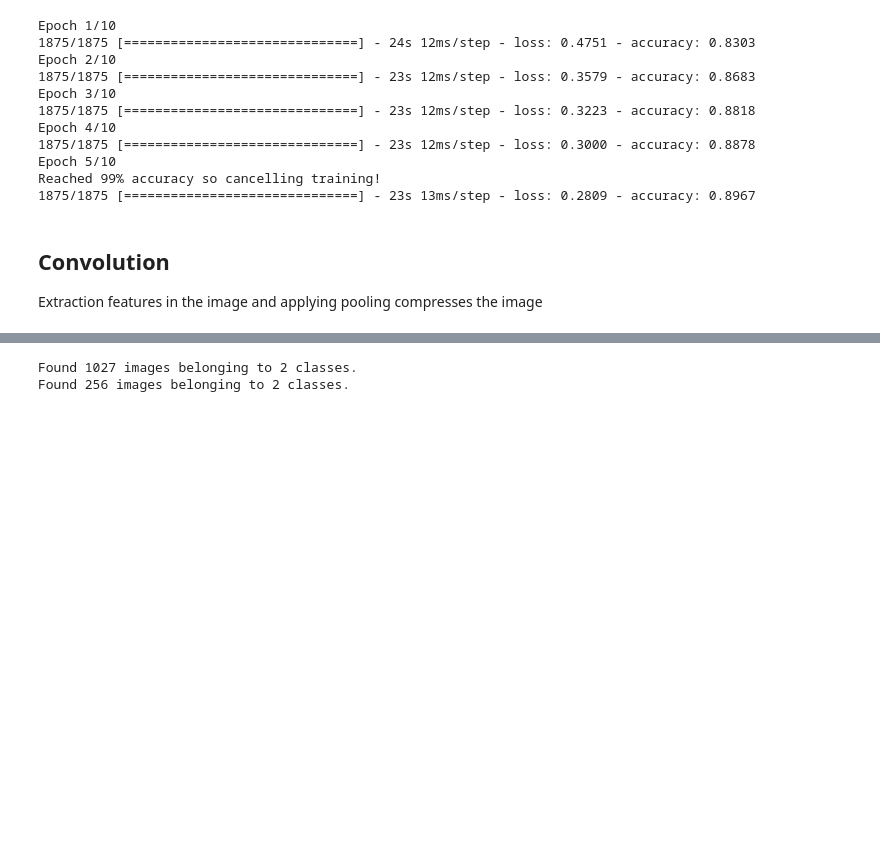
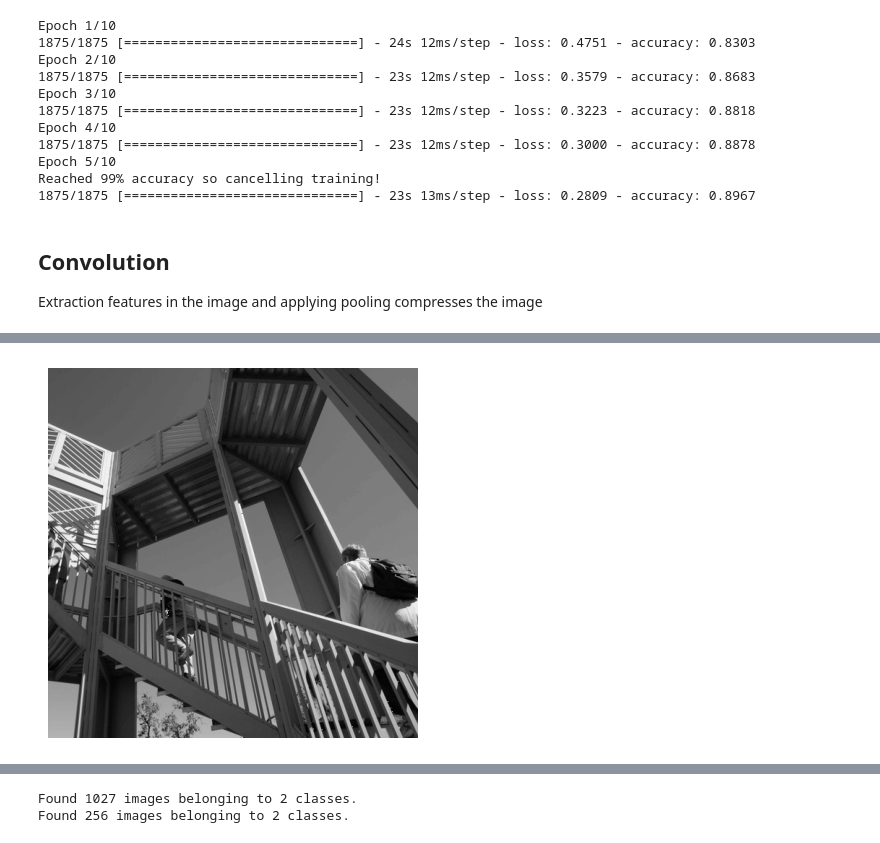
Before and after one commit to gkrampah/DeepNeuralNetwork, a Jupyter notebook: bascis.ipynb, the cells around one changed output, grey strips where cells are left out. Cells and saved outputs as stored; diff of their text form; code cells hidden in the pictures; blank space fills up the shorter version.

```diff
--- a/bascis.ipynb
+++ b/bascis.ipynb
@@ -363,0 +441,14 @@ for x in range(0, 4):
+# %%
+from scipy.misc import ascent
+
+# load the ascent image
+ascent_image = ascent()
+
+# Visualize the image
+plt.grid(False)
+plt.gray()
+plt.axis("off")
+plt.imshow(ascent_image)
+plt.show()
+# %% [output]
+[figure, added]
```
Also changed, not shown: parts of 103 cells of this notebook, 1 other file.
